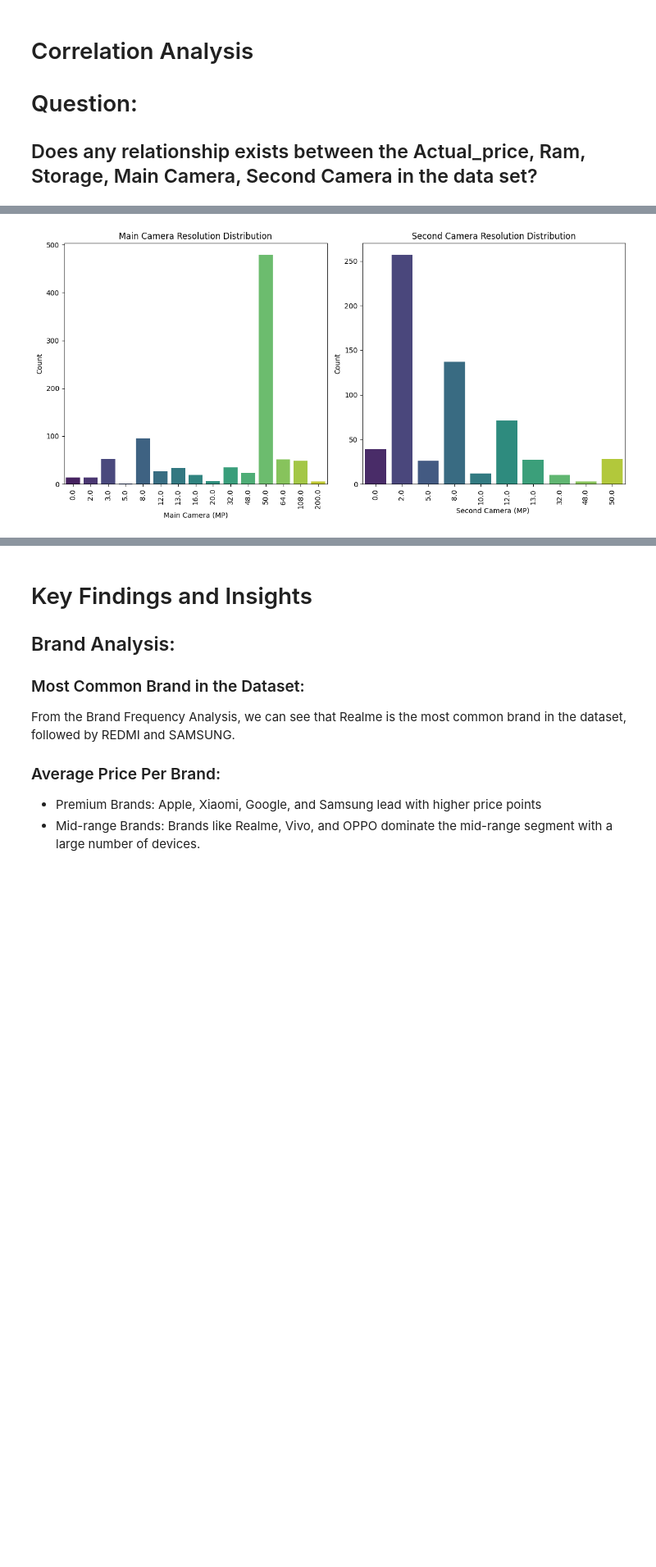
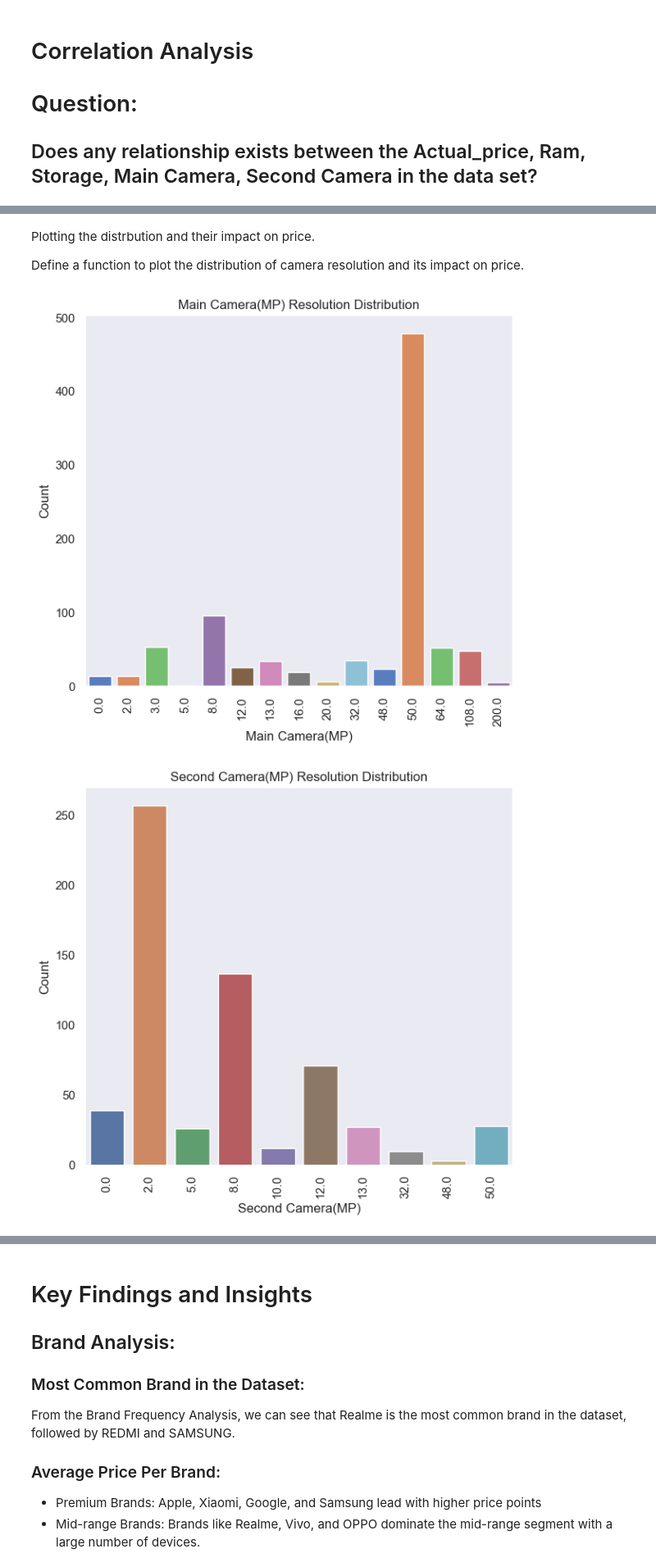
Before and after one commit to Joshua2576/Mobile-Phone-Dataset-analysis, a Jupyter notebook: Flipkart Mobile data project.ipynb, the cells around one changed output, grey strips where cells are left out. Shown at 82% size. Saved outputs shown, nothing was run; the diff lists cells and outputs as text; code cells hidden in the pictures; blank space fills up the shorter version.

```diff
--- a/Flipkart Mobile data project.ipynb
+++ b/Flipkart Mobile data project.ipynb
@@ -501,22 +709,45 @@ Name: Actual_price(₹), dtype: float64
+# %% [markdown]
+Plotting the distrbution and their impact on price.
+
+Define a function to plot the distribution of camera resolution and its impact on price.
 # %%
-# Plotting the distrbution and their impact on price
+def plot_camera_resolution_distribution(df, camera_column, position):
+  """
+  Plot the distribution of camera resolution and its impact on price.
 
-plt.figure(figsize=(12, 6))
-plt.subplot(1, 2, 1)
-sns.barplot(x=main_camera.index, y=main_camera.values, palette='viridis')
-plt.title('Main Camera Resolution Distribution')
-plt.xlabel('Main Camera (MP)')
-plt.ylabel('Count')
-plt.xticks(rotation=90)
+  Parameters:
+  - df (pd.DataFrame): The DataFrame containing the data.
+  - camera_column (str): The name of the column representing the camera resolution.
+  - position (tuple): The position of the subplot in the figure.
 
-plt.subplot(1, 2, 2)
-sns.barplot(x=second_camera.index, y=second_camera.values, palette='viridis')
-plt.title('Second Camera Resolution Distribution')
-plt.xlabel('Second Camera (MP) ')
-plt.ylabel('Count')
-plt.xticks(rotation=90)
+  Returns:
+  None
 
-plt.tight_layout()
-plt.show()
+  Raises:
+  ValueError: If the specified columns do not exist in the DataFrame or if the DataFrame is empty.
+  """
+
+  plt.figure(figsize=(12, 6))
+
+  specified_camera = df[camera_column].value_counts().sort_index()
+
+  plt.subplot(*position)
+  sns.barplot(x=specified_camera.index,
+              hue=specified_camera.index,
+              y=specified_camera.values,
+              palette=random.choice(seaborn_palettes),
+              legend=False)
+  plt.title("{} Resolution Distribution".format(camera_column))
+  plt.xlabel("{}".format(camera_column))
+  plt.ylabel("Count")
+  plt.xticks(rotation=90)
+
+  plt.tight_layout()
+  plt.show()
-# %% [output]
-[figure, removed]
+# %%
+plot_camera_resolution_distribution(df, "Main Camera(MP)", (1, 2, 1))
+
+plot_camera_resolution_distribution(df, "Second Camera(MP)", (1, 2, 2))
+# %% [output]
+[figure, added]
+[figure, added]
```
Also changed, not shown: parts of 66 cells of this notebook.
